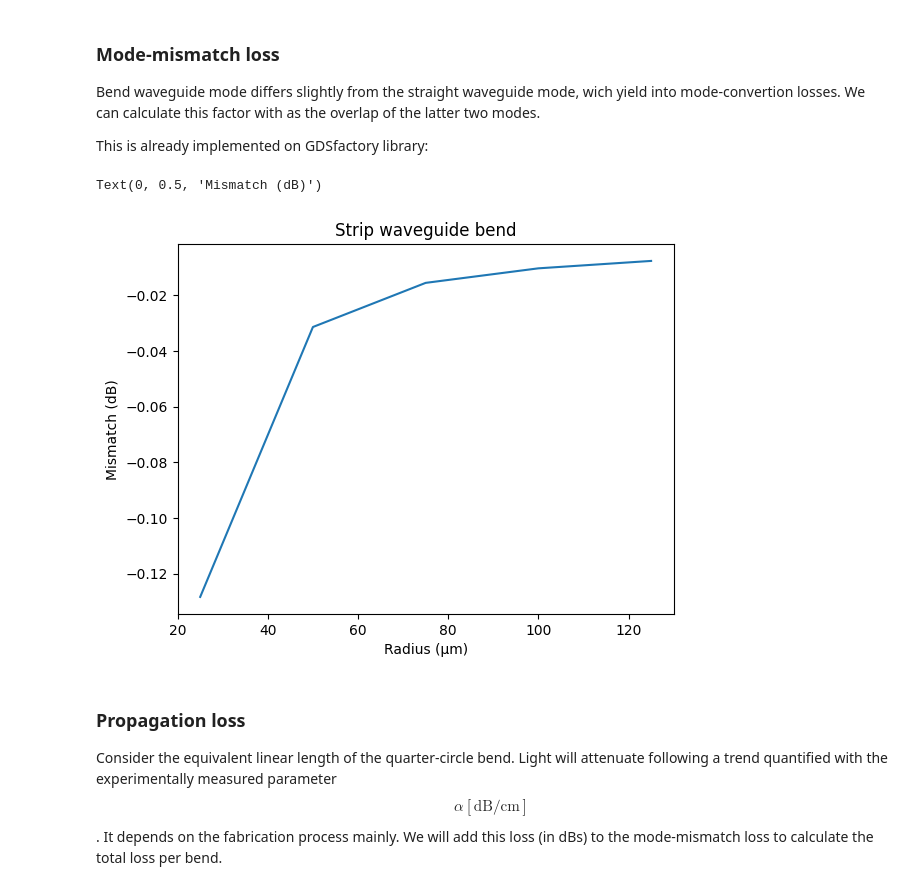
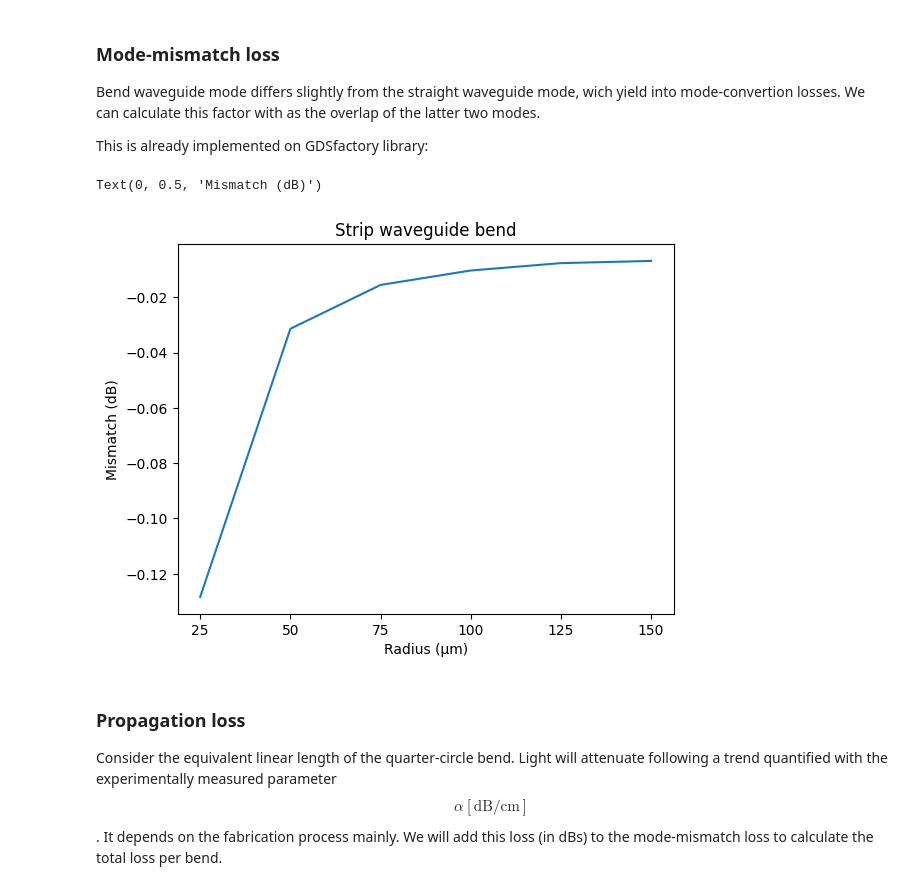
Before and after one commit to rauleet/cifoin-lab1, a Jupyter notebook: WAVEGUIDES_Student.ipynb, the cells around one changed output. Drawn from its saved outputs; the diff is of its cells as text; code cells hidden in the pictures.

```diff
--- a/WAVEGUIDES_Student.ipynb
+++ b/WAVEGUIDES_Student.ipynb
@@ -643,17 +643,18 @@ Bend waveguide mode differs slightly from the straight waveguide mode, wich yiel
 
 This is already implemented on GDSfactory library:
 # %%
-radii = np.arange(25, 150,25) # Student code here. Tip np.arange()
+radii = np.arange(25, 175,25) # Student code here. Tip np.arange()
 
 mismatch = gt.modes.sweep_bend_mismatch(bend_1550, radii)
 
 plt.plot(radii, 10 * np.log10(mismatch))
+plt.xticks(radii)
 plt.title("Strip waveguide bend")
 plt.xlabel("Radius (μm)")
 plt.ylabel("Mismatch (dB)")
 # %% [output]
 Text(0, 0.5, 'Mismatch (dB)')
-[figure, old version]
+[figure, new version]
 # %% [markdown]
 ### Propagation loss
 
```
Also changed, not shown: parts of 1 cell of this notebook.
